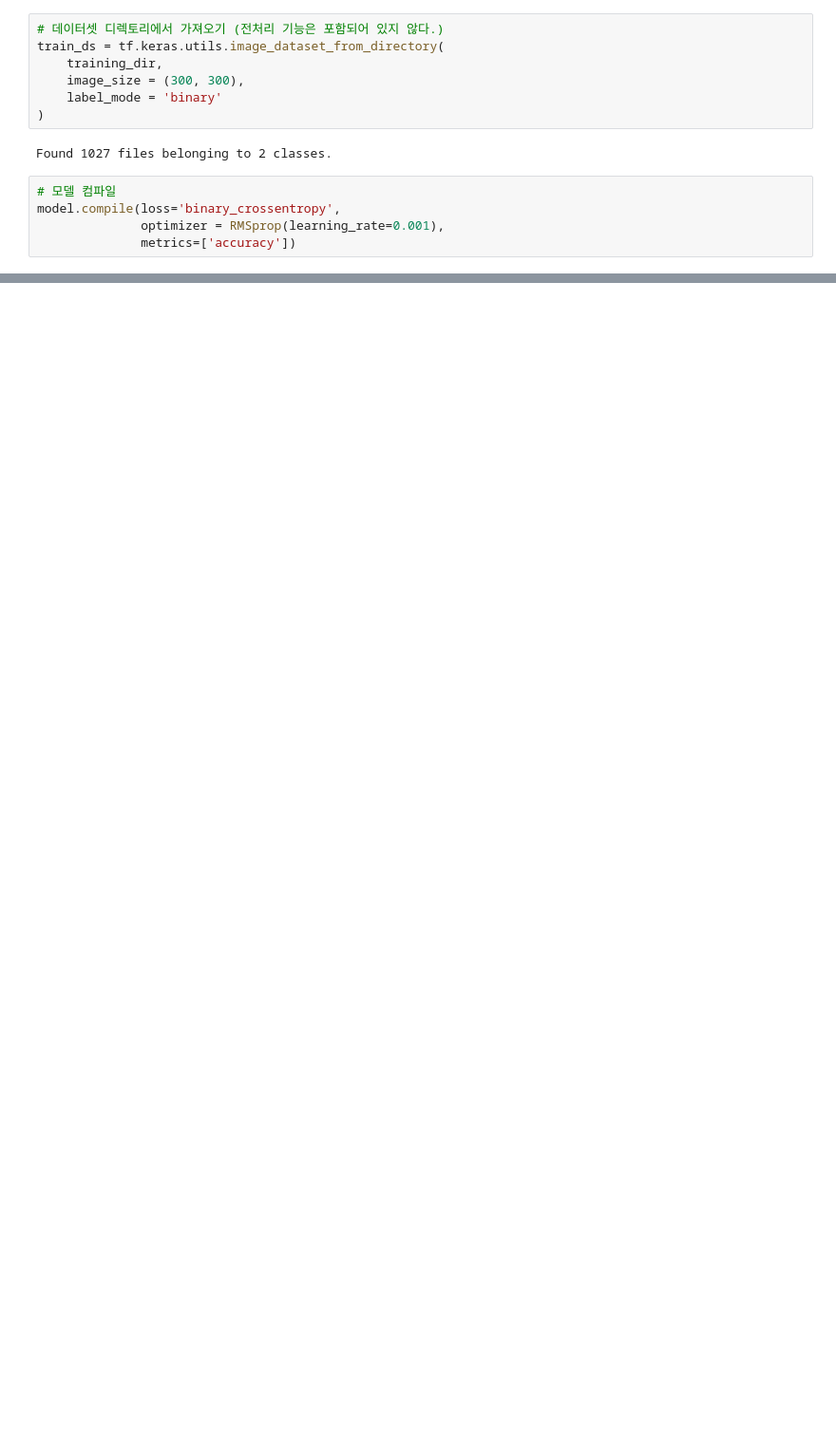
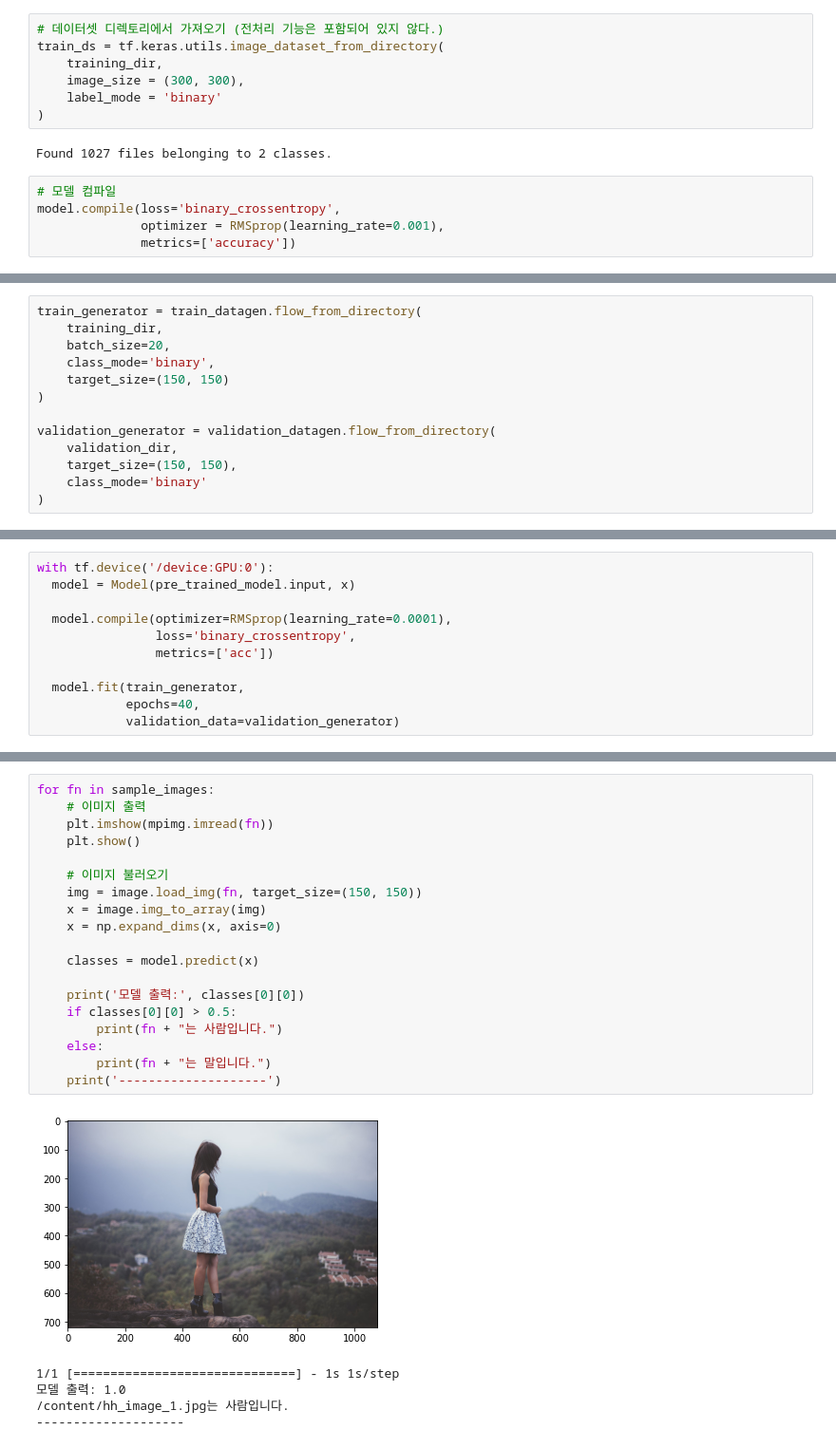
Before and after one commit to jaesungkr/AI_and_MI_for_coders, a Jupyter notebook: 3장_고급_컴퓨터_비전_이미지에서_특징_감지하기.ipynb, the cells around one changed output, grey strips where cells are left out. Shown at 95% size. Saved outputs shown, nothing was run; the diff lists cells and outputs as text; blank space fills up the shorter version.

```diff
--- a/3장_고급_컴퓨터_비전_이미지에서_특징_감지하기.ipynb
+++ b/3장_고급_컴퓨터_비전_이미지에서_특징_감지하기.ipynb
@@ -87,0 +342,13 @@ Epoch 15/15
+# %%
+train_generator = train_datagen.flow_from_directory(
+    training_dir,
+    batch_size=20,
+    class_mode='binary',
+    target_size=(150, 150)
+)
+
+validation_generator = validation_datagen.flow_from_directory(
+    validation_dir,
+    target_size=(150, 150),
+    class_mode='binary'
+)
@@ -87,0 +358,11 @@ Epoch 15/15
+# %%
+with tf.device('/device:GPU:0'):
+  model = Model(pre_trained_model.input, x)
+
+  model.compile(optimizer=RMSprop(learning_rate=0.0001),
+                loss='binary_crossentropy',
+                metrics=['acc'])
+
+  model.fit(train_generator,
+            epochs=40,
+            validation_data=validation_generator)
@@ -87,0 +387,25 @@ Epoch 15/15
+# %%
+for fn in sample_images:
+    # 이미지 출력
+    plt.imshow(mpimg.imread(fn))
+    plt.show()
+
+    # 이미지 불러오기
+    img = image.load_img(fn, target_size=(150, 150))
+    x = image.img_to_array(img)
+    x = np.expand_dims(x, axis=0)
+
+    classes = model.predict(x)
+
+    print('모델 출력:', classes[0][0])
+    if classes[0][0] > 0.5:
+        print(fn + "는 사람입니다.")
+    else:
+        print(fn + "는 말입니다.")
+    print('--------------------')
+# %% [output]
+[figure, added]
+1/1 [==============================] - 1s 1s/step
+모델 출력: 1.0
+/content/hh_image_1.jpg는 사람입니다.
+--------------------
```
Also changed, not shown: parts of 22 cells of this notebook.
